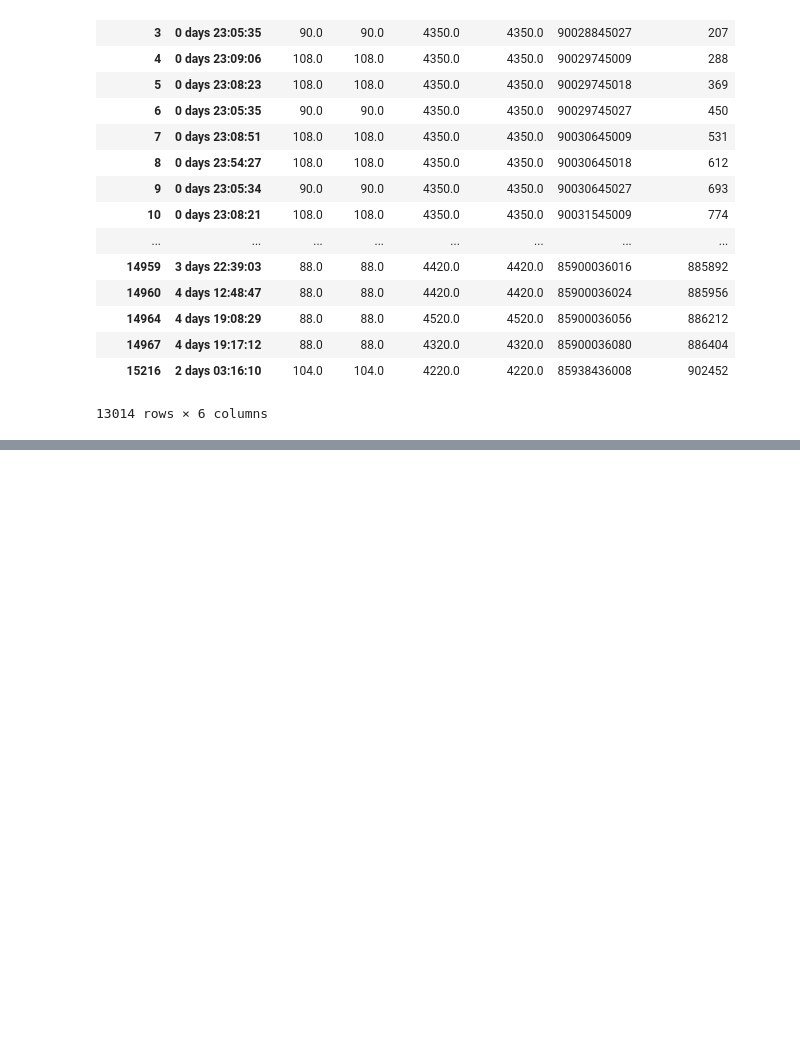
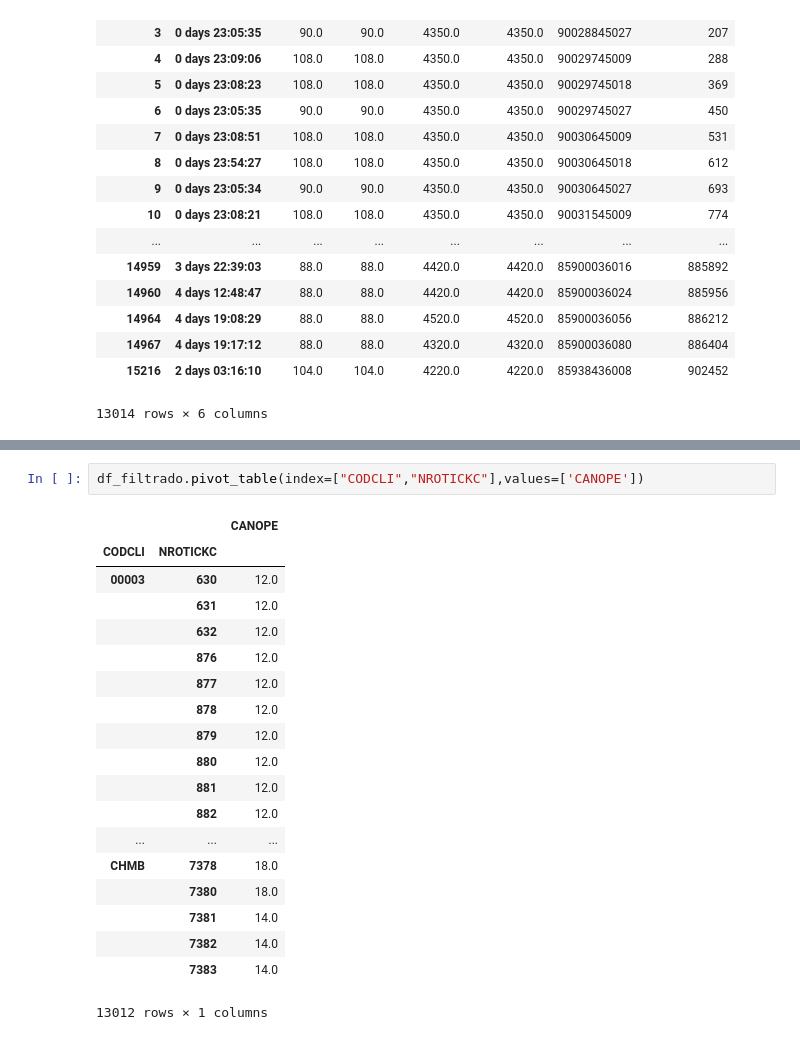
Before and after one commit to ambigus9/alma_canela, a Jupyter notebook: Tareas y Tickets.ipynb, the cells around one changed output, grey strips where cells are left out. Cells and saved outputs as stored; diff of their text form; blank space fills up the shorter version.

```diff
--- a/Tareas y Tickets.ipynb
+++ b/Tareas y Tickets.ipynb
@@ -868,0 +880,22 @@ df_filtrado.groupby(["NROTICKC","TIMEDIF"]).sum()
+# %%
+df_filtrado.pivot_table(index=["CODCLI","NROTICKC"],values=['CANOPE'])
+# %% [output]
+|  |  | CANOPE |
+| CODCLI | NROTICKC |  |
+| 00003 | 630 | 12.0 |
+|  | 631 | 12.0 |
+|  | 632 | 12.0 |
+|  | 876 | 12.0 |
+|  | 877 | 12.0 |
+|  | 878 | 12.0 |
+|  | 879 | 12.0 |
+|  | 880 | 12.0 |
+|  | 881 | 12.0 |
+|  | 882 | 12.0 |
+| ... | ... | ... |
+| CHMB | 7378 | 18.0 |
+|  | 7380 | 18.0 |
+|  | 7381 | 14.0 |
+|  | 7382 | 14.0 |
+|  | 7383 | 14.0 |
+13012 rows × 1 columns
```
Also changed, not shown: parts of 7 cells of this notebook, 1 other file.
